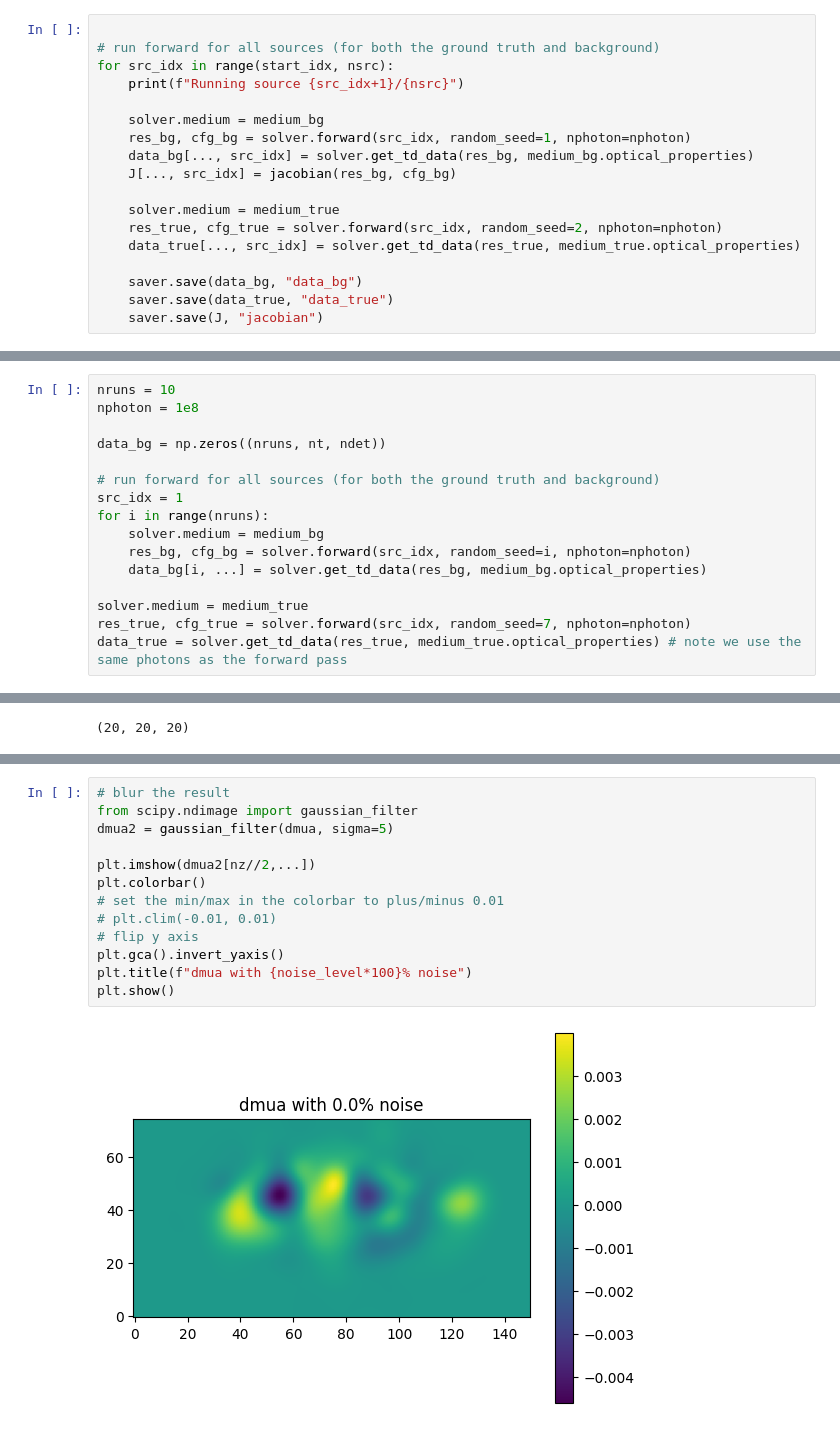
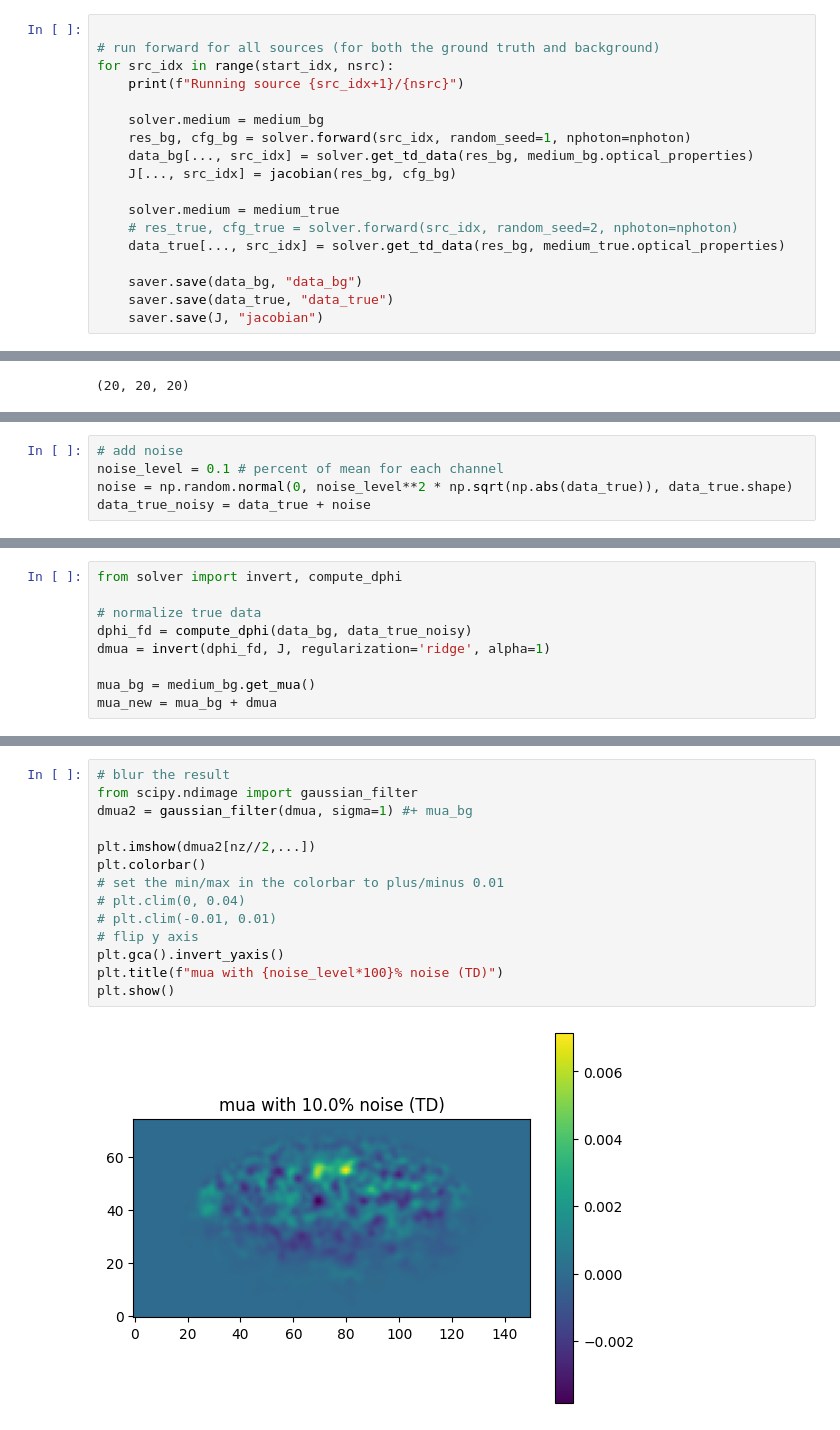
Before and after one commit to neural-imagery/tomography-experiments, a Jupyter notebook: 3d/main.ipynb, the cells around one changed output, grey strips where cells are left out. Saved outputs shown, nothing was run; the diff lists cells and outputs as text.

Commit message:
Add ridge regresssion and TV regularization

```diff
--- a/3d/main.ipynb
+++ b/3d/main.ipynb
@@ -86,8 +89,8 @@ for src_idx in range(start_idx, nsrc):
     J[..., src_idx] = jacobian(res_bg, cfg_bg)
 
     solver.medium = medium_true
-    res_true, cfg_true = solver.forward(src_idx, random_seed=2, nphoton=nphoton)
-    data_true[..., src_idx] = solver.get_td_data(res_true, medium_true.optical_properties)
+    # res_true, cfg_true = solver.forward(src_idx, random_seed=2, nphoton=nphoton)
+    data_true[..., src_idx] = solver.get_td_data(res_bg, medium_true.optical_properties)
 
     saver.save(data_bg, "data_bg")
     saver.save(data_true, "data_true")
@@ -110,16 +115,0 @@ Are we shooting enough photons?
-# %%
-nruns = 10
-nphoton = 1e8
-
-data_bg = np.zeros((nruns, nt, ndet))
-
-# run forward for all sources (for both the ground truth and background)
-src_idx = 1
-for i in range(nruns):
-    solver.medium = medium_bg
-    res_bg, cfg_bg = solver.forward(src_idx, random_seed=i, nphoton=nphoton)
-    data_bg[i, ...] = solver.get_td_data(res_bg, medium_bg.optical_properties)
-
-solver.medium = medium_true
-res_true, cfg_true = solver.forward(src_idx, random_seed=7, nphoton=nphoton)
-data_true = solver.get_td_data(res_true, medium_true.optical_properties) # note we use the same photons as the forward pass
@@ -181,2 +139,7 @@ J.shape
+# %%
+# add noise
+noise_level = 0.1 # percent of mean for each channel
+noise = np.random.normal(0, noise_level**2 * np.sqrt(np.abs(data_true)), data_true.shape)
+data_true_noisy = data_true + noise
 # %%
 data_bg_cw = np.expand_dims(data_bg.sum(axis=0), axis=0)
@@ -199,0 +148,9 @@ mua_new = mua_bg + dmua
+# %%
+from solver import invert, compute_dphi
+
+# normalize true data
+dphi_fd = compute_dphi(data_bg, data_true_noisy)
+dmua = invert(dphi_fd, J, regularization='ridge', alpha=1)
+
+mua_bg = medium_bg.get_mua()
+mua_new = mua_bg + dmua
@@ -200,15 +159,16 @@ mua_new = mua_bg + dmua
 # %%
 # blur the result
 from scipy.ndimage import gaussian_filter
-dmua2 = gaussian_filter(dmua, sigma=5)
+dmua2 = gaussian_filter(dmua, sigma=1) #+ mua_bg
 
 plt.imshow(dmua2[nz//2,...])
 plt.colorbar()
 # set the min/max in the colorbar to plus/minus 0.01
+# plt.clim(0, 0.04)
 # plt.clim(-0.01, 0.01)
 # flip y axis
 plt.gca().invert_yaxis()
-plt.title(f"dmua with {noise_level*100}% noise")
+plt.title(f"mua with {noise_level*100}% noise (TD)")
 plt.show()
 # %% [output]
-[figure, old version]
+[figure, new version]
```
Also changed, not shown: parts of 15 cells of this notebook, 3 other files.
